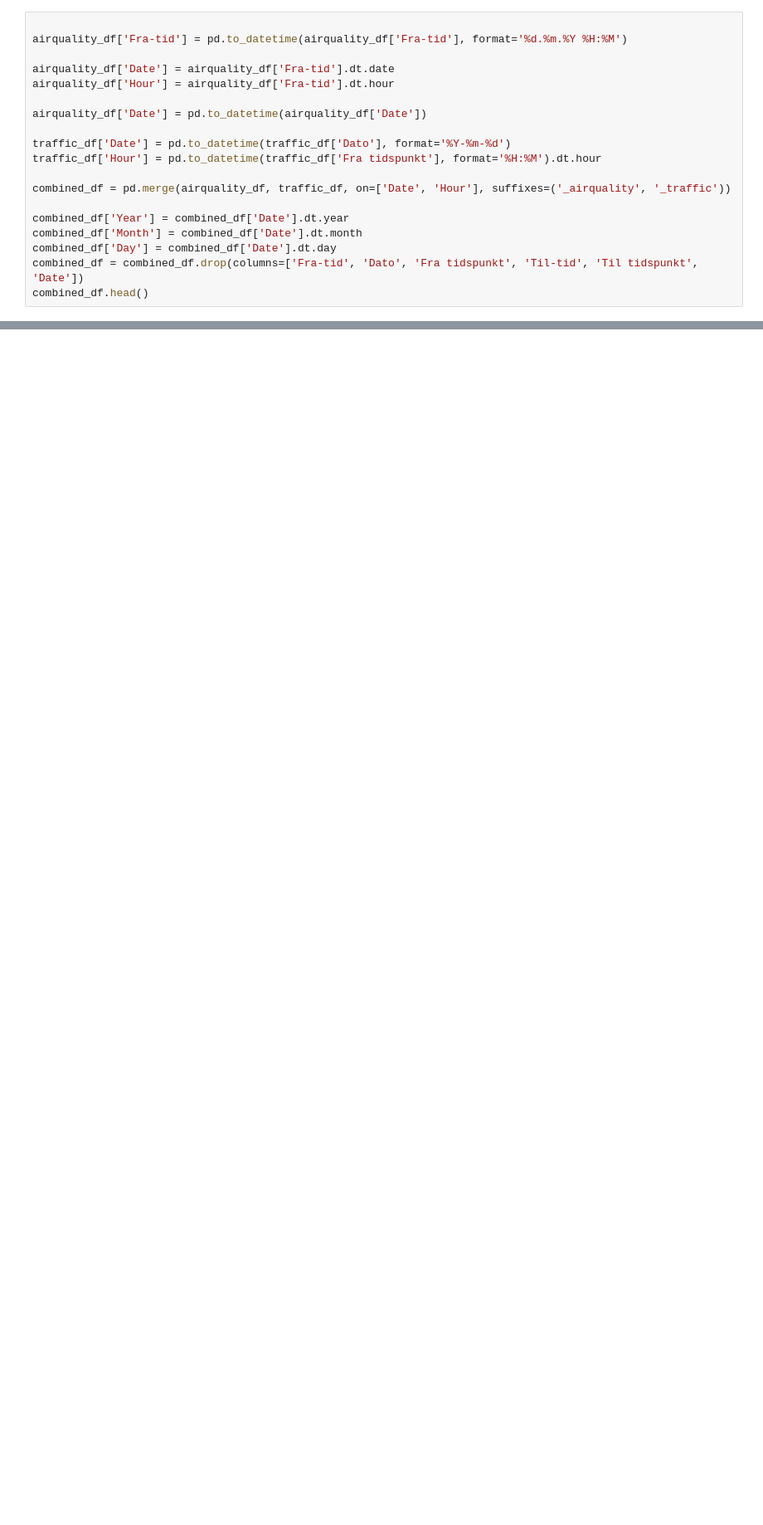
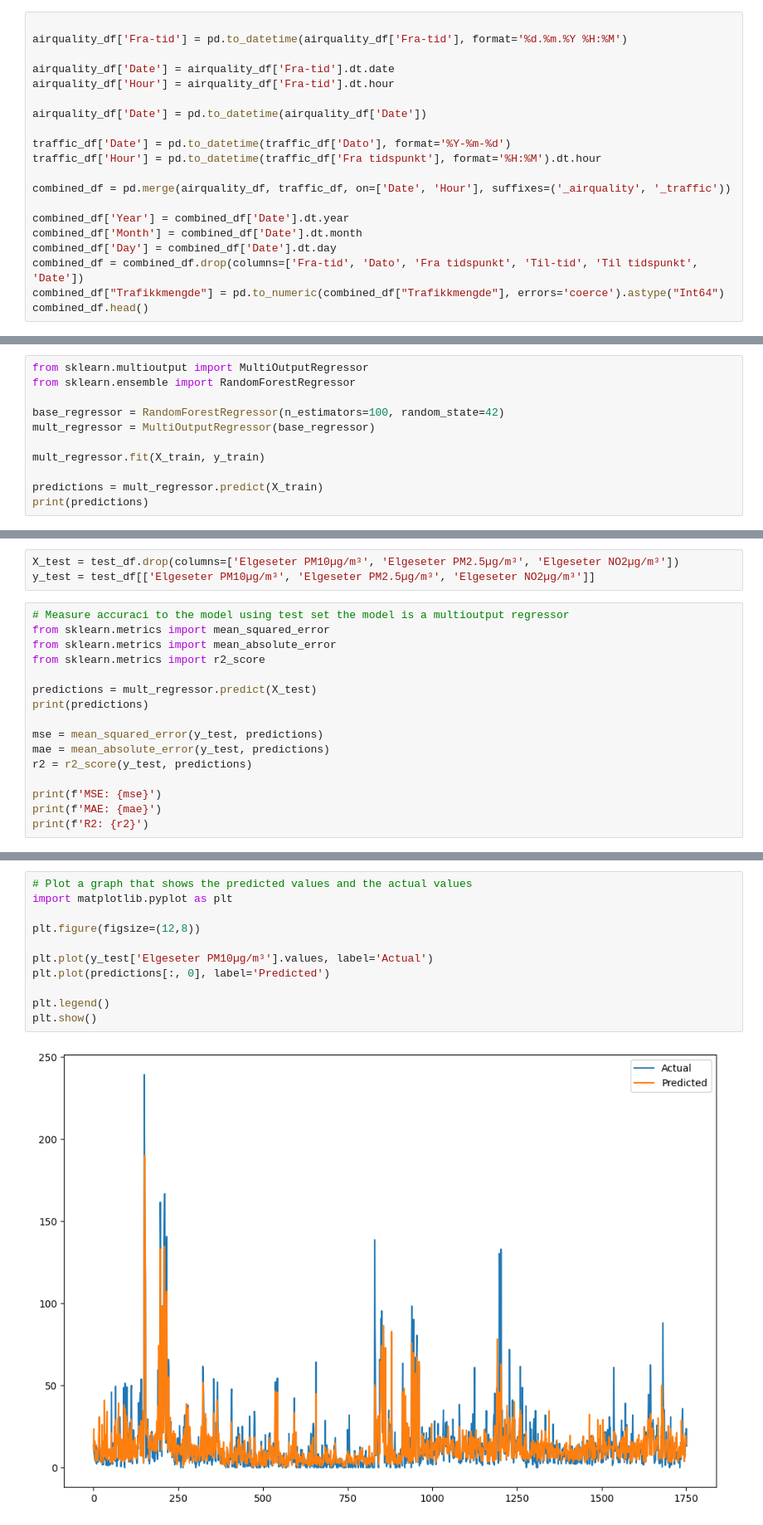
Before and after one commit to Naqibulr/EIT, a Jupyter notebook: prediksjoner/neuralNet.ipynb, the cells around one changed output, grey strips where cells are left out. Shown: that part at 83% size. Cells and saved outputs as stored; diff of their text form; blank space fills up the shorter version.

```diff
--- a/prediksjoner/neuralNet.ipynb
+++ b/prediksjoner/neuralNet.ipynb
@@ -46,6 +46,7 @@ combined_df['Year'] = combined_df['Date'].dt.year
 combined_df['Month'] = combined_df['Date'].dt.month
 combined_df['Day'] = combined_df['Date'].dt.day
 combined_df = combined_df.drop(columns=['Fra-tid', 'Dato', 'Fra tidspunkt', 'Til-tid', 'Til tidspunkt', 'Date'])
+combined_df["Trafikkmengde"] = pd.to_numeric(combined_df["Trafikkmengde"], errors='coerce').astype("Int64")
 combined_df.head()
 # %% [output]
 |  | Elgeseter PM10µg/m³ | Elgeseter PM2.5µg/m³ | Elgeseter NO2µg/m³ | Hour | Trafikkmengde | Year | ... |
@@ -64,0 +108,11 @@ test_df.to_csv('test.csv', index=False)
+# %%
+from sklearn.multioutput import MultiOutputRegressor
+from sklearn.ensemble import RandomForestRegressor
+
+base_regressor = RandomForestRegressor(n_estimators=100, random_state=42)
+mult_regressor = MultiOutputRegressor(base_regressor)
+
+mult_regressor.fit(X_train, y_train)
+
+predictions = mult_regressor.predict(X_train)
+print(predictions)
@@ -64,0 +127,19 @@ test_df.to_csv('test.csv', index=False)
+# %%
+X_test = test_df.drop(columns=['Elgeseter PM10µg/m³', 'Elgeseter PM2.5µg/m³', 'Elgeseter NO2µg/m³'])
+y_test = test_df[['Elgeseter PM10µg/m³', 'Elgeseter PM2.5µg/m³', 'Elgeseter NO2µg/m³']]
+# %%
+# Measure accuraci to the model using test set the model is a multioutput regressor
+from sklearn.metrics import mean_squared_error
+from sklearn.metrics import mean_absolute_error
+from sklearn.metrics import r2_score
+
+predictions = mult_regressor.predict(X_test)
+print(predictions)
+
+mse = mean_squared_error(y_test, predictions)
+mae = mean_absolute_error(y_test, predictions)
+r2 = r2_score(y_test, predictions)
+
+print(f'MSE: {mse}')
+print(f'MAE: {mae}')
+print(f'R2: {r2}')
@@ -64,0 +157,13 @@ test_df.to_csv('test.csv', index=False)
+# %%
+# Plot a graph that shows the predicted values and the actual values
+import matplotlib.pyplot as plt
+
+plt.figure(figsize=(12,8))
+
+plt.plot(y_test['Elgeseter PM10µg/m³'].values, label='Actual')
+plt.plot(predictions[:, 0], label='Predicted')
+
+plt.legend()
+plt.show()
+# %% [output]
+[figure, added]
```
Also changed, not shown: parts of 7 cells of this notebook, 3 other files.
